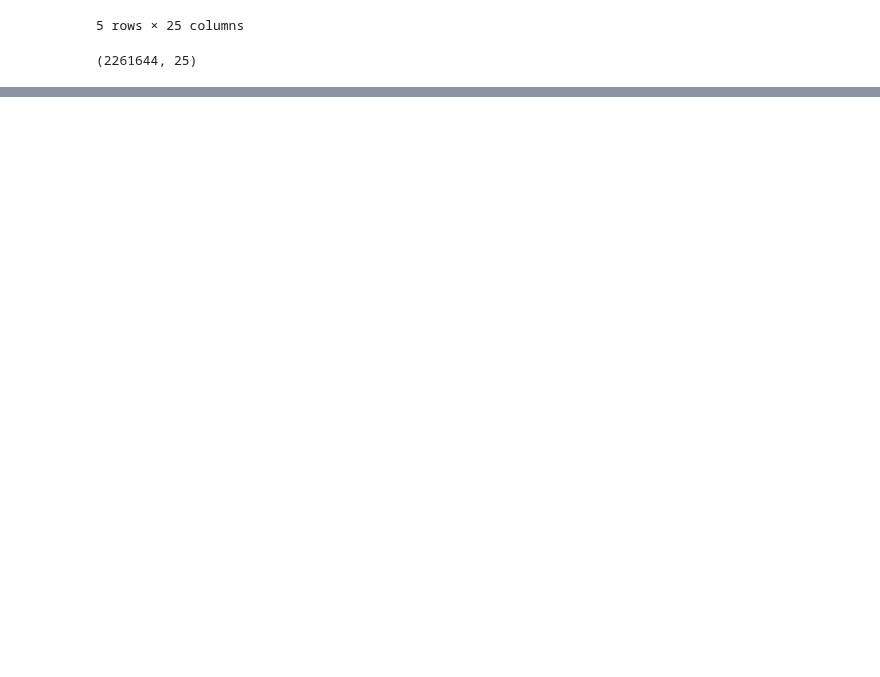
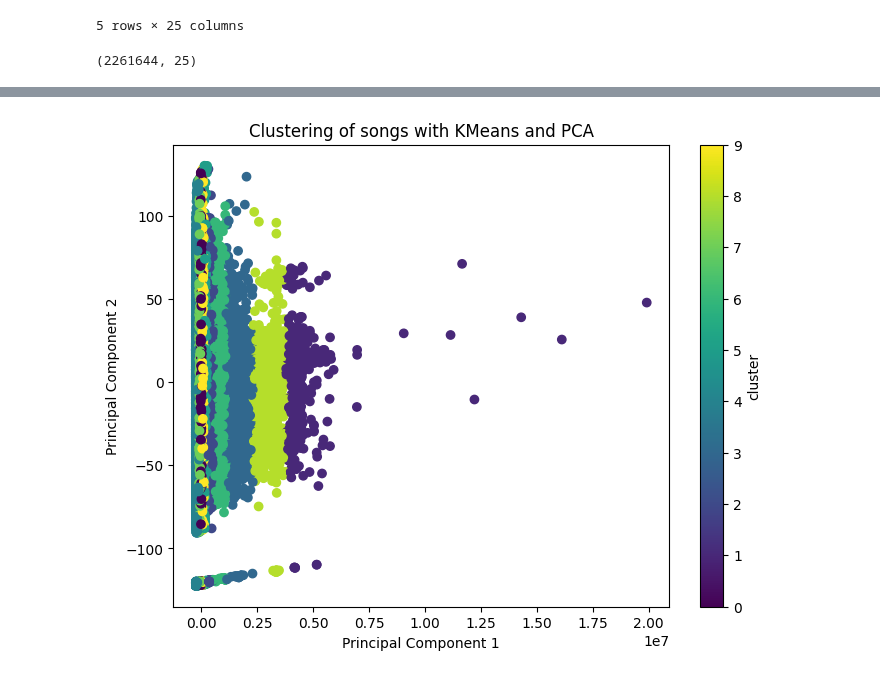
Before and after one commit to enekobarod/Suggestify, a Jupyter notebook: Suggestify/Suggestify.ipynb, the cells around one changed output, grey strips where cells are left out. Drawn from its saved outputs; the diff is of its cells as text; code cells hidden in the pictures; blank space fills up the shorter version.

Commit message:
Organizacion del codigo, Intento de KMeans con Spark, Kmeans con Pandas, 2d y 3d

```diff
--- a/Suggestify/Suggestify.ipynb
+++ b/Suggestify/Suggestify.ipynb
@@ -50,0 +71,4 @@ df_sample_others = df[["track_uri", "artist_uri", "album_uri", "type", "uri", "i
+# %%
+df_sample_numerical = df_sample[["track_id", "duration_ms", "danceability", "energy", "key", "loudness", "mode", "speechiness",
+                "acousticness", "instrumentalness", "liveness", "valence", "tempo", "time_signature"]]
+df_sample_categorical= df_sample[["track_id", "track_name", "artist_name", "album_name"]]
@@ -69,9 +95,6 @@ schema = StructType([
     StructField("time_signature", IntegerType(), True)
 ])
 
-df_sample = df[["track_uri", "track_name", "artist_name", "album_name", "duration_ms", "danceability", "energy", "key", "loudness", "mode",
-    "speechiness", "acousticness", "instrumentalness", "liveness", "valence", "tempo", "time_signature"]]
-
 spark_df = spark.createDataFrame(df_sample, schema=schema)
 
 spark_df.show(5)
@@ -90,0 +147,9 @@ only showing top 5 rows
+# %%
+#apply PCA
+pca = PCA(n_components=3)
+df_pca = pca.fit_transform(df_sample_numerical[["duration_ms", "danceability", "energy", "key", "loudness", "mode", "speechiness",
+                "acousticness", "instrumentalness", "liveness", "valence", "tempo", "time_signature"]])
+# %%
+#KMeans with k=10
+kmeans = KMeans(n_clusters=10, random_state=42)
+df_sample['cluster'] = kmeans.fit_predict(df_pca)
@@ -90,0 +171,11 @@ only showing top 5 rows
+# %%
+#visualization
+plt.figure(figsize=(8, 6))
+plt.scatter(df_pca[:, 0], df_pca[:, 1], c=df_sample['cluster'], cmap='viridis')
+plt.title('Clustering of songs with KMeans and PCA')
+plt.xlabel('Principal Component 1')
+plt.ylabel('Principal Component 2')
+plt.colorbar(label='cluster')
+plt.show()
+# %% [output]
+[figure, added]
```
Also changed, not shown: parts of 21 cells of this notebook.
